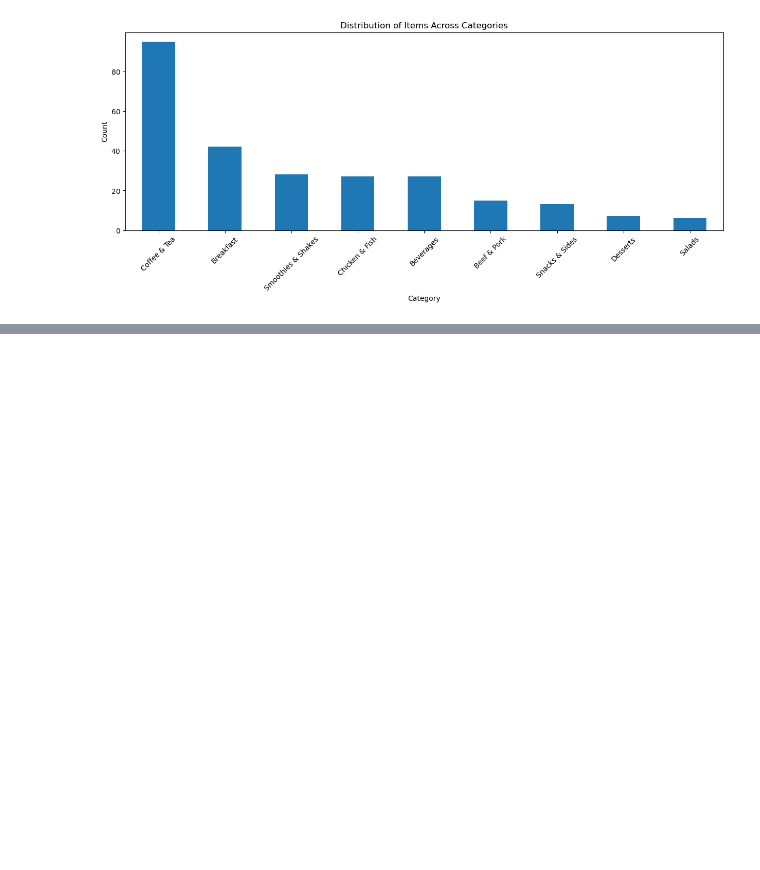
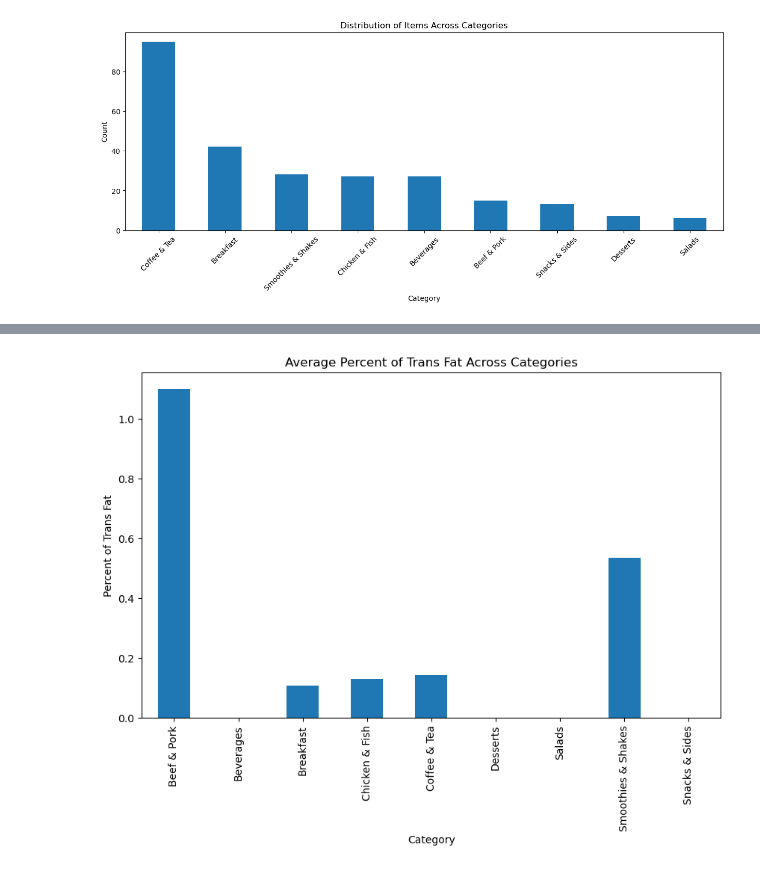
Before and after one commit to Girlingreenn/Retail-Sales-Project, a Jupyter notebook: menu.ipynb, the cells around one changed output, grey strips where cells are left out. Cells and saved outputs as stored; diff of their text form; code cells hidden in the pictures; blank space fills up the shorter version.

```diff
--- a/menu.ipynb
+++ b/menu.ipynb
@@ -87,0 +113,10 @@ plt.show()
+# %%
+# Convert serving size to numeric (extracting numeric portion)
+df['Serving Size (grams)'] = df['Serving Size'].str.extract('(\d+)').astype(float)
+
+# Calculate caloric density (calories per gram)
+df['Caloric Density'] = df['Calories'] / df['Serving Size (grams)']
+
+# Display portion sizes and caloric density
+portion_caloric_density = df[['Item', 'Serving Size (grams)', 'Calories', 'Caloric Density']]
+print(portion_caloric_density)
@@ -87,0 +155,14 @@ plt.show()
+# %%
+# Calculate the mean of trans fat for each category
+menu_category = df.groupby('Category')['Trans Fat'].mean()
+
+# Create the bar plot using a colormap
+plt.figure(figsize=(10, 6), dpi=100)
+menu_category.plot(kind='bar')
+plt.title("Average Percent of Trans Fat Across Categories")
+plt.xlabel("Category")
+plt.ylabel("Percent of Trans Fat")
+plt.xticks(rotation=90)
+plt.show()
+# %% [output]
+[figure, added]
```
Also changed, not shown: parts of 12 cells of this notebook.
